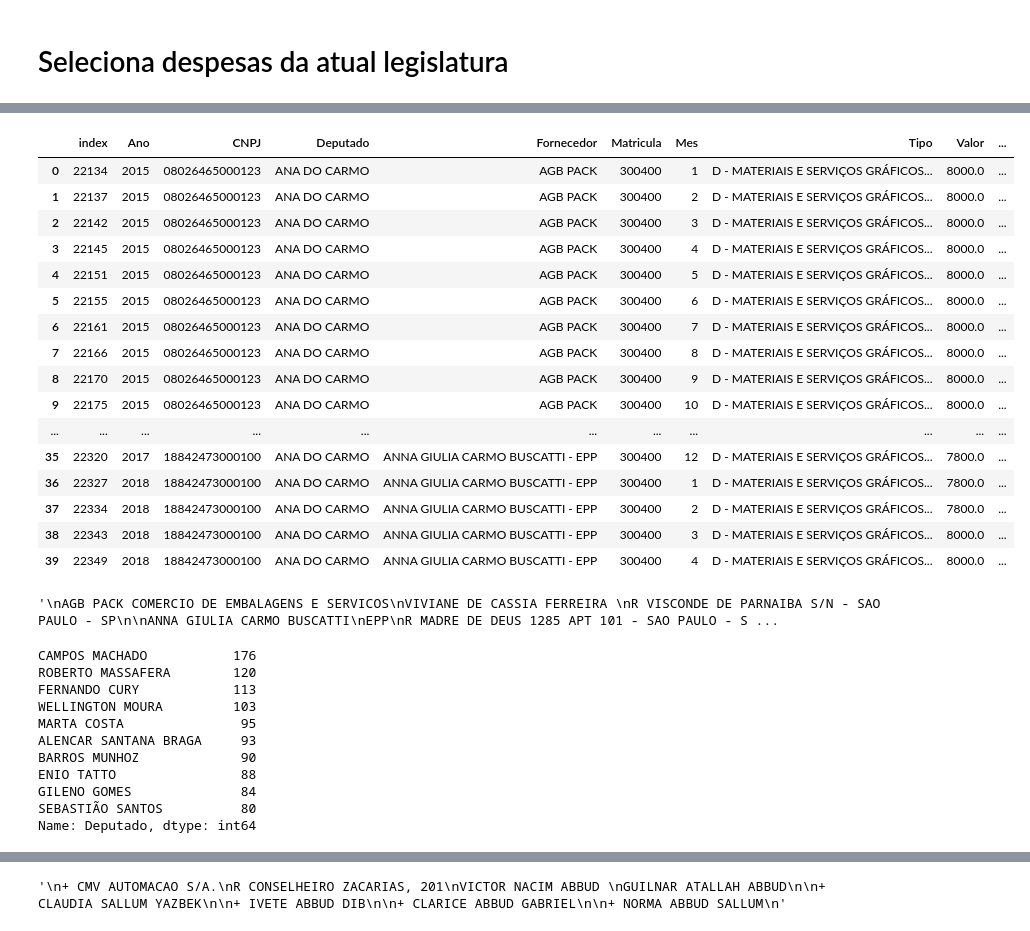
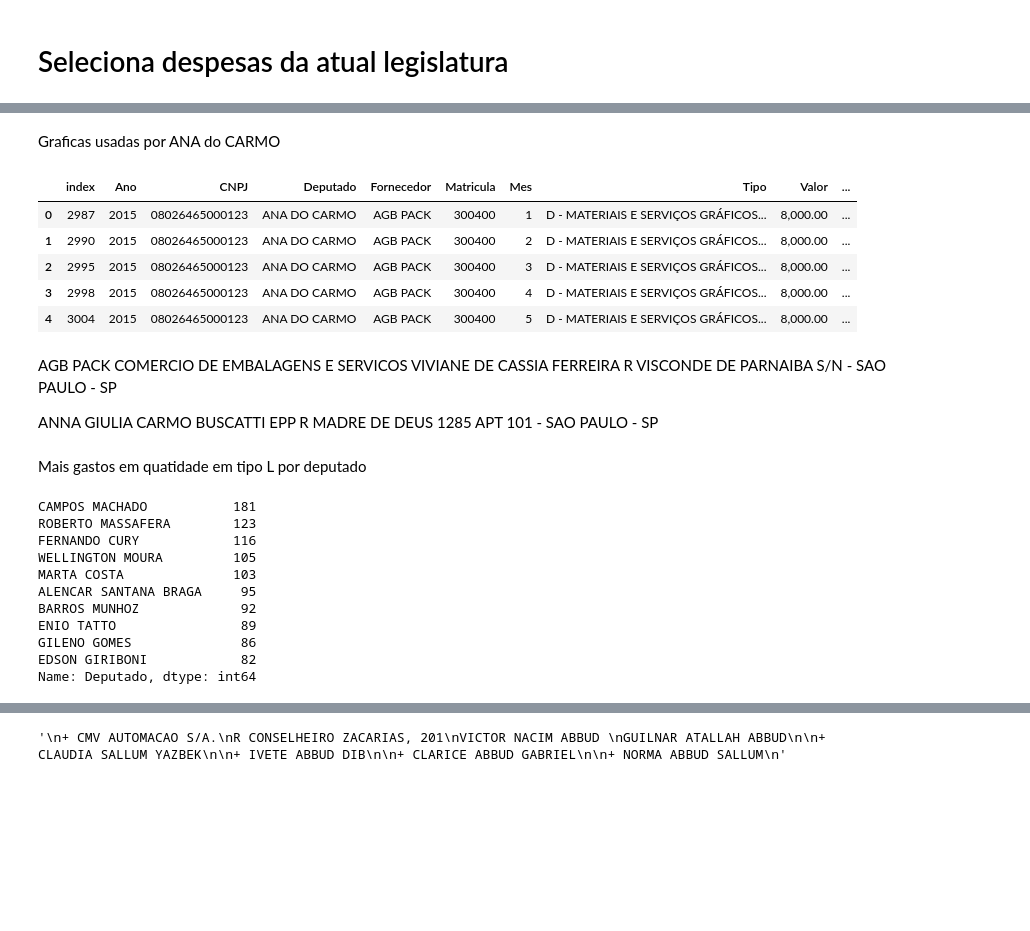
Before and after one commit to reichaves/alesp, a Jupyter notebook: alesp_despesas.ipynb, the cells around one changed output, grey strips where cells are left out. Cells and saved outputs as stored; diff of their text form; code cells hidden in the pictures; blank space fills up the shorter version.

```diff
--- a/alesp_despesas.ipynb
+++ b/alesp_despesas.ipynb
@@ -412,0 +315,4 @@ graficas = despesas_atuais[(despesas_atuais['Tipo'] == 'D - MATERIAIS E SERVIÇO
+# %%
+nomes_deputados_atual_legislatura = pd.read_csv('resultados/deputados_selecionados_final.csv', converters={'sequencial': lambda x: str(x), 'cpf': lambda x: str(x), 'codigo_unico': lambda x: str(x) })
+# %%
+nomes_deputados_atual_legislatura["nome_deputado"] = nomes_deputados_atual_legislatura["nome_deputado"].apply(f)
@@ -412,0 +338,2 @@ graficas = despesas_atuais[(despesas_atuais['Tipo'] == 'D - MATERIAIS E SERVIÇO
+# %%
+despesas_atuais_final = pd.merge(despesas_atuais, nomes_deputados_atual_legislatura, left_on='Deputado', right_on='nome_deputado')
@@ -413,3 +609,5 @@ graficas = despesas_atuais[(despesas_atuais['Tipo'] == 'D - MATERIAIS E SERVIÇO
+# %%
+graficas = despesas_atuais_final[(despesas_atuais_final['Tipo'] == 'D - MATERIAIS E SERVIÇOS GRÁFICOS, DE CÓPIAS  E REPRODUÇÃO DE DOCS')]
 # %%
 graficas.groupby("Deputado").Valor.sum().reset_index().sort_values("Valor", ascending=False).head(10)
 # %% [output]
@@ -429,34 +625,13 @@ graficas.groupby("Deputado").Valor.sum().reset_index().sort_values("Valor", asce
+# %% [markdown]
+Graficas usadas por ANA do CARMO
 # %%
 ana_grafica = graficas[(graficas['Deputado'] == 'ANA DO CARMO')]
 # %%
-ana_grafica.reset_index()
+ana_grafica.reset_index().head()
 # %% [output]
 |  | index | Ano | CNPJ | Deputado | Fornecedor | Matricula | Mes | Tipo | Valor | ... |
-| 0 | 22134 | 2015 | 08026465000123 | ANA DO CARMO | AGB PACK | 300400 | 1 | D - MATERIAIS E SERVIÇOS GRÁFICOS... | 8000.0 | ... |
-| 1 | 22137 | 2015 | 08026465000123 | ANA DO CARMO | AGB PACK | 300400 | 2 | D - MATERIAIS E SERVIÇOS GRÁFICOS... | 8000.0 | ... |
-| 2 | 22142 | 2015 | 08026465000123 | ANA DO CARMO | AGB PACK | 300400 | 3 | D - MATERIAIS E SERVIÇOS GRÁFICOS... | 8000.0 | ... |
-| 3 | 22145 | 2015 | 08026465000123 | ANA DO CARMO | AGB PACK | 300400 | 4 | D - MATERIAIS E SERVIÇOS GRÁFICOS... | 8000.0 | ... |
-| 4 | 22151 | 2015 | 08026465000123 | ANA DO CARMO | AGB PACK | 300400 | 5 | D - MATERIAIS E SERVIÇOS GRÁFICOS... | 8000.0 | ... |
-| 5 | 22155 | 2015 | 08026465000123 | ANA DO CARMO | AGB PACK | 300400 | 6 | D - MATERIAIS E SERVIÇOS GRÁFICOS... | 8000.0 | ... |
-| 6 | 22161 | 2015 | 08026465000123 | ANA DO CARMO | AGB PACK | 300400 | 7 | D - MATERIAIS E SERVIÇOS GRÁFICOS... | 8000.0 | ... |
-| 7 | 22166 | 2015 | 08026465000123 | ANA DO CARMO | AGB PACK | 300400 | 8 | D - MATERIAIS E SERVIÇOS GRÁFICOS... | 8000.0 | ... |
-| 8 | 22170 | 2015 | 08026465000123 | ANA DO CARMO | AGB PACK | 300400 | 9 | D - MATERIAIS E SERVIÇOS GRÁFICOS... | 8000.0 | ... |
-| 9 | 22175 | 2015 | 08026465000123 | ANA DO CARMO | AGB PACK | 300400 | 10 | D - MATERIAIS E SERVIÇOS GRÁFICOS... | 8000.0 | ... |
-| ... | ... | ... | ... | ... | ... | ... | ... | ... | ... | ... |
-| 35 | 22320 | 2017 | 18842473000100 | ANA DO CARMO | ANNA GIULIA CARMO BUSCATTI - EPP | 300400 | 12 | D - MATERIAIS E SERVIÇOS GRÁFICOS... | 7800.0 | ... |
-| 36 | 22327 | 2018 | 18842473000100 | ANA DO CARMO | ANNA GIULIA CARMO BUSCATTI - EPP | 300400 | 1 | D - MATERIAIS E SERVIÇOS GRÁFICOS... | 7800.0 | ... |
-| 37 | 22334 | 2018 | 18842473000100 | ANA DO CARMO | ANNA GIULIA CARMO BUSCATTI - EPP | 300400 | 2 | D - MATERIAIS E SERVIÇOS GRÁFICOS... | 7800.0 | ... |
-| 38 | 22343 | 2018 | 18842473000100 | ANA DO CARMO | ANNA GIULIA CARMO BUSCATTI - EPP | 300400 | 3 | D - MATERIAIS E SERVIÇOS GRÁFICOS... | 8000.0 | ... |
-| 39 | 22349 | 2018 | 18842473000100 | ANA DO CARMO | ANNA GIULIA CARMO BUSCATTI - EPP | 300400 | 4 | D - MATERIAIS E SERVIÇOS GRÁFICOS... | 8000.0 | ... |
+| 0 | 2987 | 2015 | 08026465000123 | ANA DO CARMO | AGB PACK | 300400 | 1 | D - MATERIAIS E SERVIÇOS GRÁFICOS... | 8,000.00 | ... |
+| 1 | 2990 | 2015 | 08026465000123 | ANA DO CARMO | AGB PACK | 300400 | 2 | D - MATERIAIS E SERVIÇOS GRÁFICOS... | 8,000.00 | ... |
+| 2 | 2995 | 2015 | 08026465000123 | ANA DO CARMO | AGB PACK | 300400 | 3 | D - MATERIAIS E SERVIÇOS GRÁFICOS... | 8,000.00 | ... |
+| 3 | 2998 | 2015 | 08026465000123 | ANA DO CARMO | AGB PACK | 300400 | 4 | D - MATERIAIS E SERVIÇOS GRÁFICOS... | 8,000.00 | ... |
+| 4 | 3004 | 2015 | 08026465000123 | ANA DO CARMO | AGB PACK | 300400 | 5 | D - MATERIAIS E SERVIÇOS GRÁFICOS... | 8,000.00 | ... |
-# %%
-'''
-AGB PACK COMERCIO DE EMBALAGENS E SERVICOS
-VIVIANE DE CASSIA FERREIRA
-R VISCONDE DE PARNAIBA S/N - SAO PAULO - SP
-
-ANNA GIULIA CARMO BUSCATTI
-EPP
-R MADRE DE DEUS 1285 APT 101 - SAO PAULO - SP
-'''
-# %% [output]
-'\nAGB PACK COMERCIO DE EMBALAGENS E SERVICOS\nVIVIANE DE CASSIA FERREIRA \nR VISCONDE DE PARNAIBA S/N - SAO PAULO - SP\n\nANNA GIULIA CARMO BUSCATTI\nEPP\nR MADRE DE DEUS 1285 APT 101 - SAO PAULO - S ...
@@ -465,14 +638,24 @@ R MADRE DE DEUS 1285 APT 101 - SAO PAULO - SP
+# %% [markdown]
+AGB PACK COMERCIO DE EMBALAGENS E SERVICOS
+VIVIANE DE CASSIA FERREIRA
+R VISCONDE DE PARNAIBA S/N - SAO PAULO - SP
+
+ANNA GIULIA CARMO BUSCATTI
+EPP
+R MADRE DE DEUS 1285 APT 101 - SAO PAULO - SP
+# %% [markdown]
+Mais gastos em quatidade em tipo L por deputado
 # %%
-despesas_atuais[despesas_atuais['Tipo']=='L - LOCAÇÃO DE BENS IMÓVEIS']['Deputado'].value_counts().head(10)
+despesas_atuais_final[despesas_atuais_final['Tipo']=='L - LOCAÇÃO DE BENS IMÓVEIS']['Deputado'].value_counts().head(10)
 # %% [output]
-CAMPOS MACHADO           176
-ROBERTO MASSAFERA        120
-FERNANDO CURY            113
-WELLINGTON MOURA         103
-MARTA COSTA               95
-ALENCAR SANTANA BRAGA     93
-BARROS MUNHOZ             90
-ENIO TATTO                88
-GILENO GOMES              84
-SEBASTIÃO SANTOS          80
+CAMPOS MACHADO           181
+ROBERTO MASSAFERA        123
+FERNANDO CURY            116
+WELLINGTON MOURA         105
+MARTA COSTA              103
+ALENCAR SANTANA BRAGA     95
+BARROS MUNHOZ             92
+ENIO TATTO                89
+GILENO GOMES              86
+EDSON GIRIBONI            82
 Name: Deputado, dtype: int64
```
Also changed, not shown: parts of 134 cells of this notebook, 8 other files.
